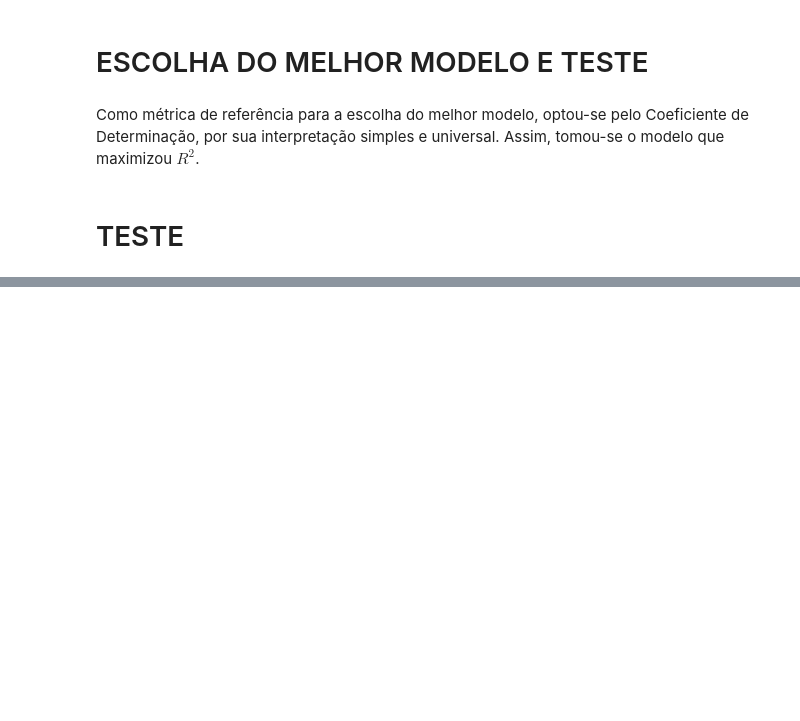
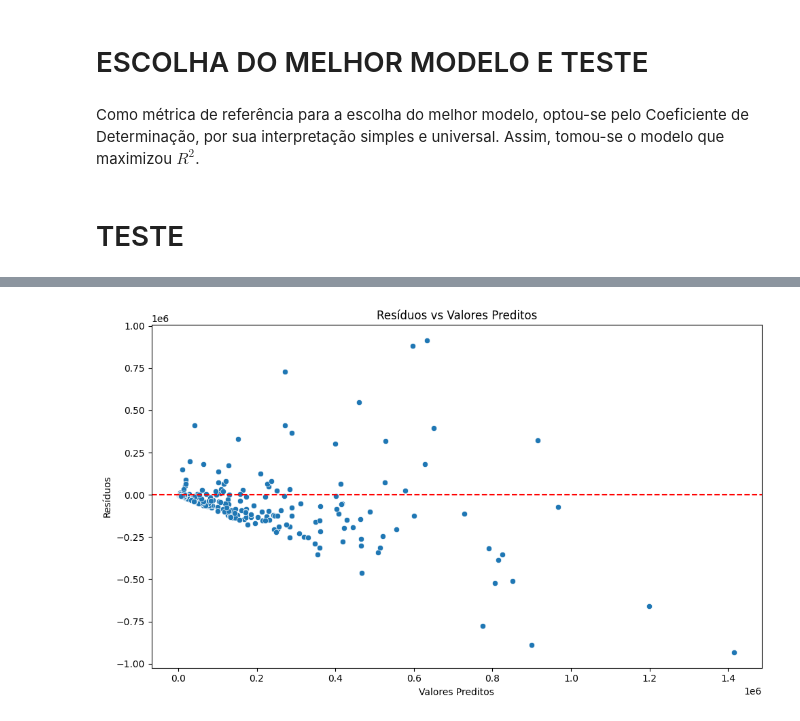
Before and after one commit to SirSirocco/DataScience_2025_1, a Jupyter notebook: random_forest.ipynb, the cells around one changed output, grey strips where cells are left out. Cells and saved outputs as stored; diff of their text form; code cells hidden in the pictures; blank space fills up the shorter version.

```diff
--- a/random_forest.ipynb
+++ b/random_forest.ipynb
@@ -231,0 +291,14 @@ for metric, function in DICT_METRIC_FUNCTION.items():
+# %%
+residues = y_test - y_pred
+
+# Gráfico de resíduos
+plt.figure(figsize=(10, 6))
+sns.scatterplot(x=y_pred, y=residues)
+plt.axhline(0, color='red', linestyle='--')
+plt.title("Resíduos vs Valores Preditos")
+plt.xlabel("Valores Preditos")
+plt.ylabel("Resíduos")
+plt.tight_layout()
+plt.show()
+# %% [output]
+[figure, added]
```
Also changed, not shown: parts of 10 cells of this notebook.
